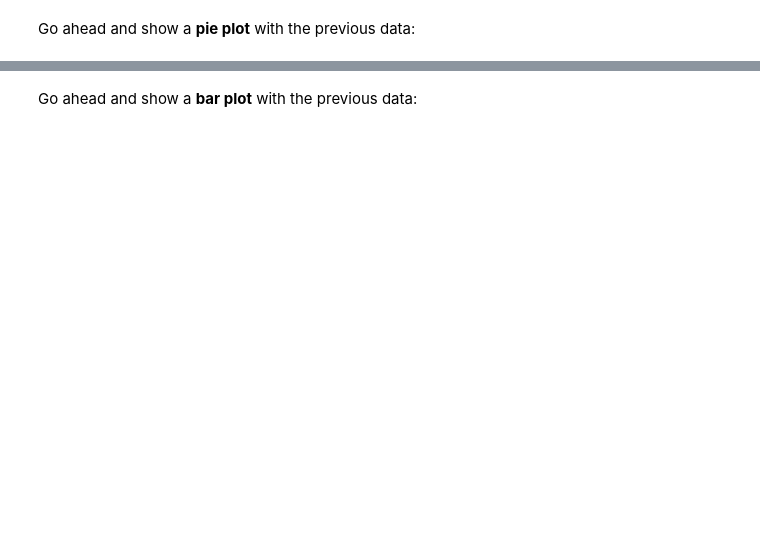
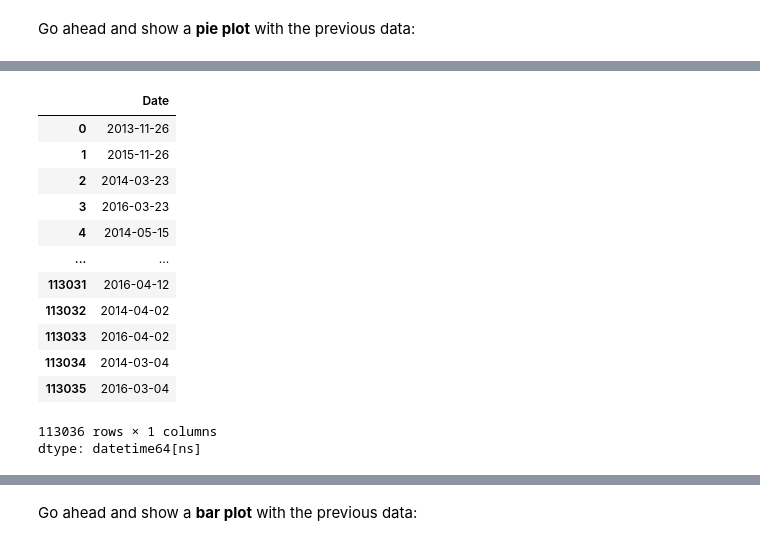
Before and after one commit to rawalrahul/FreeCodeCamp-Pandas-Real-Life-Example, a Jupyter notebook: Exercises_1.ipynb, the cells around one changed output, grey strips where cells are left out. Cells and saved outputs as stored; diff of their text form; code cells hidden in the pictures; blank space fills up the shorter version.

```diff
--- a/Exercises_1.ipynb
+++ b/Exercises_1.ipynb
@@ -98,3 +134,19 @@ sales['Year'].value_counts().plot(kind='pie', figsize=(6,6))
 ### How many sales per month do we have?
 # %%
 # your code goes here
+sales['Date']
+# %% [output]
+|  | Date |
+| 0 | 2013-11-26 |
+| 1 | 2015-11-26 |
+| 2 | 2014-03-23 |
+| 3 | 2016-03-23 |
+| 4 | 2014-05-15 |
+| ... | ... |
+| 113031 | 2016-04-12 |
+| 113032 | 2014-04-02 |
+| 113033 | 2016-04-02 |
+| 113034 | 2014-03-04 |
+| 113035 | 2016-03-04 |
+113036 rows × 1 columns
+dtype: datetime64[ns]
```
Also changed, not shown: parts of 15 cells of this notebook.
